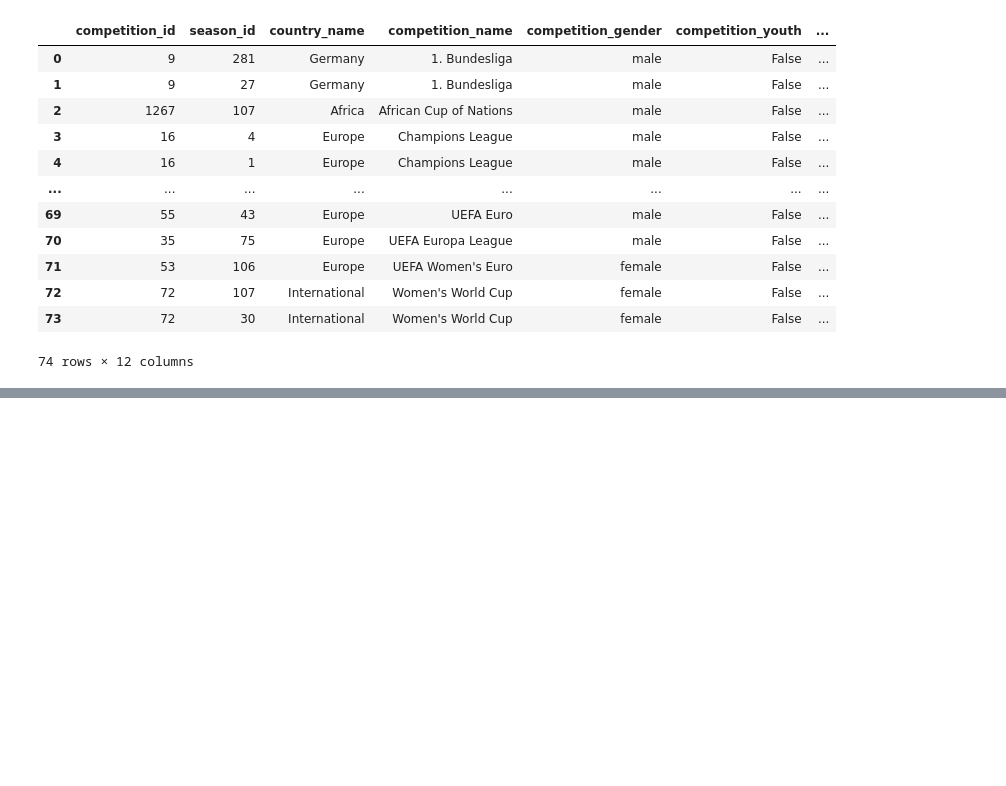
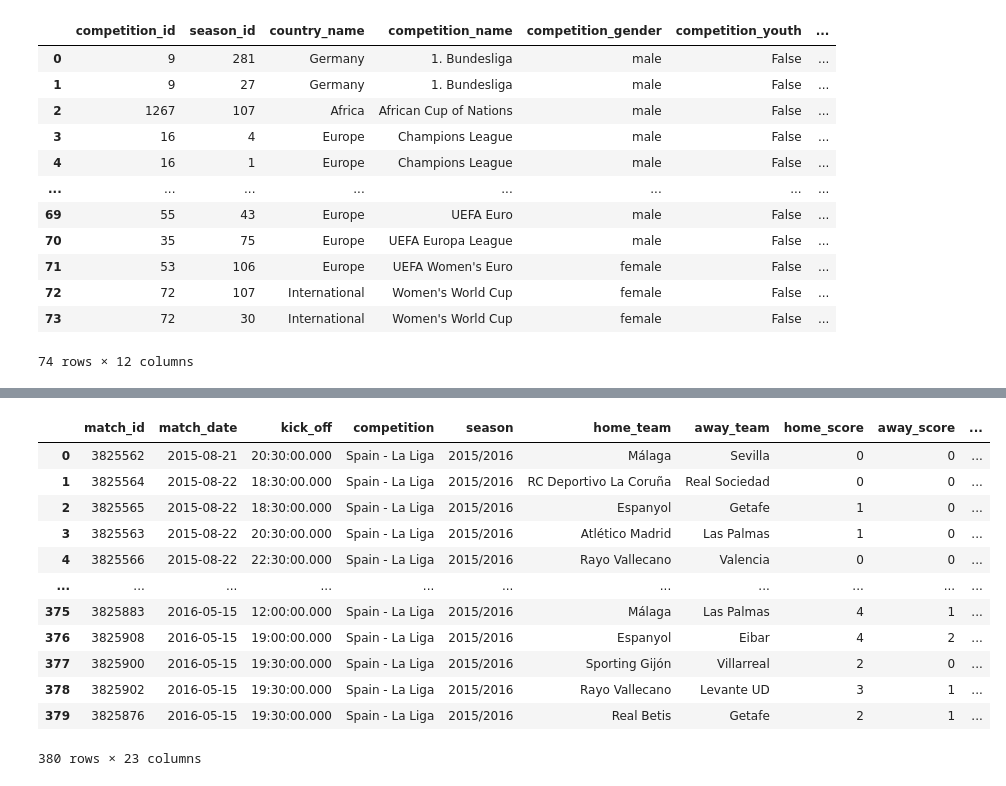
Before and after one commit to Germiprogramer/TFG-Agente-de-Scouting, a Jupyter notebook: laliga_16.ipynb, the cells around one changed output, grey strips where cells are left out. Cells and saved outputs as stored; diff of their text form; code cells hidden in the pictures; blank space fills up the shorter version.

```diff
--- a/laliga_16.ipynb
+++ b/laliga_16.ipynb
@@ -97,3 +99,21 @@ ligas_16
+# %%
+laliga_16 = ordenar_partidos_cronologicamente(laliga_16)
+
+laliga_16
+# %% [output]
+|  | match_id | match_date | kick_off | competition | season | home_team | away_team | home_score | away_score | ... |
+| 0 | 3825562 | 2015-08-21 | 20:30:00.000 | Spain - La Liga | 2015/2016 | Málaga | Sevilla | 0 | 0 | ... |
+| 1 | 3825564 | 2015-08-22 | 18:30:00.000 | Spain - La Liga | 2015/2016 | RC Deportivo La Coruña | Real Sociedad | 0 | 0 | ... |
+| 2 | 3825565 | 2015-08-22 | 18:30:00.000 | Spain - La Liga | 2015/2016 | Espanyol | Getafe | 1 | 0 | ... |
+| 3 | 3825563 | 2015-08-22 | 20:30:00.000 | Spain - La Liga | 2015/2016 | Atlético Madrid | Las Palmas | 1 | 0 | ... |
+| 4 | 3825566 | 2015-08-22 | 22:30:00.000 | Spain - La Liga | 2015/2016 | Rayo Vallecano | Valencia | 0 | 0 | ... |
+| ... | ... | ... | ... | ... | ... | ... | ... | ... | ... | ... |
+| 375 | 3825883 | 2016-05-15 | 12:00:00.000 | Spain - La Liga | 2015/2016 | Málaga | Las Palmas | 4 | 1 | ... |
+| 376 | 3825908 | 2016-05-15 | 19:00:00.000 | Spain - La Liga | 2015/2016 | Espanyol | Eibar | 4 | 2 | ... |
+| 377 | 3825900 | 2016-05-15 | 19:30:00.000 | Spain - La Liga | 2015/2016 | Sporting Gijón | Villarreal | 2 | 0 | ... |
+| 378 | 3825902 | 2016-05-15 | 19:30:00.000 | Spain - La Liga | 2015/2016 | Rayo Vallecano | Levante UD | 3 | 1 | ... |
+| 379 | 3825876 | 2016-05-15 | 19:30:00.000 | Spain - La Liga | 2015/2016 | Real Betis | Getafe | 2 | 1 | ... |
+380 rows × 23 columns
 # %%
 # Lista para guardar DataFrames de eventos
 eventos_lista = []
```
Also changed, not shown: parts of 9 cells of this notebook, 5 other files.
